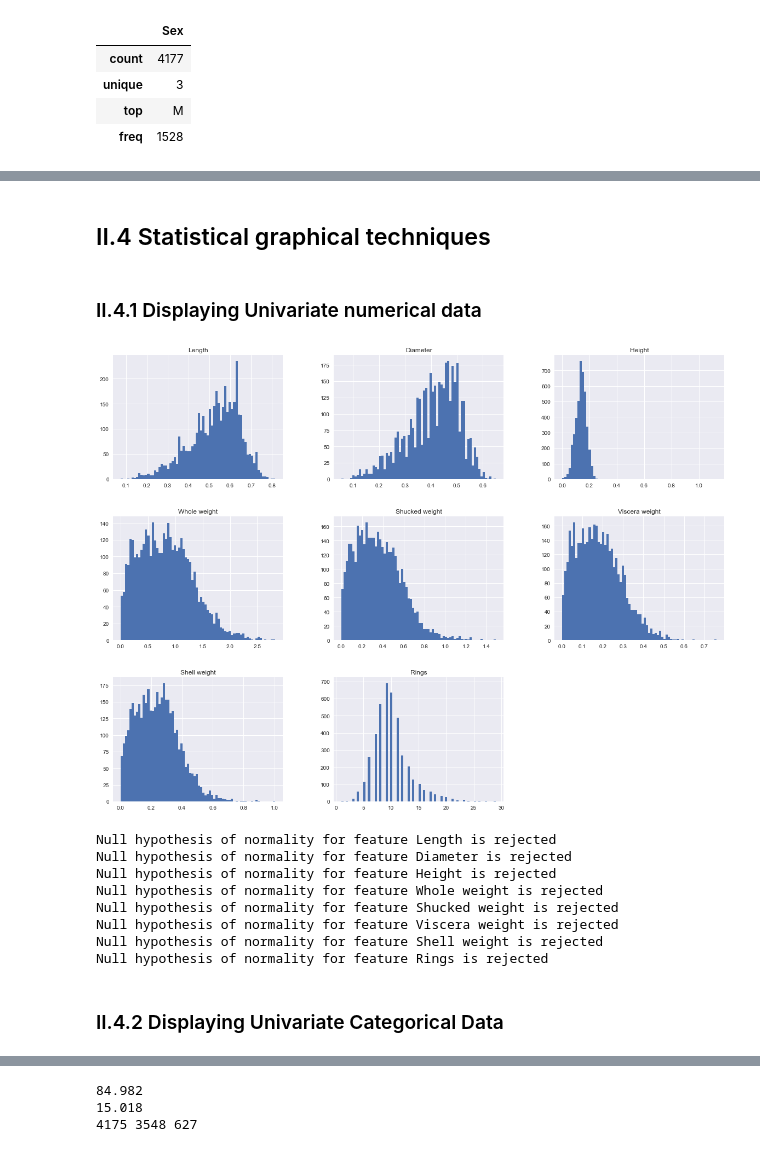
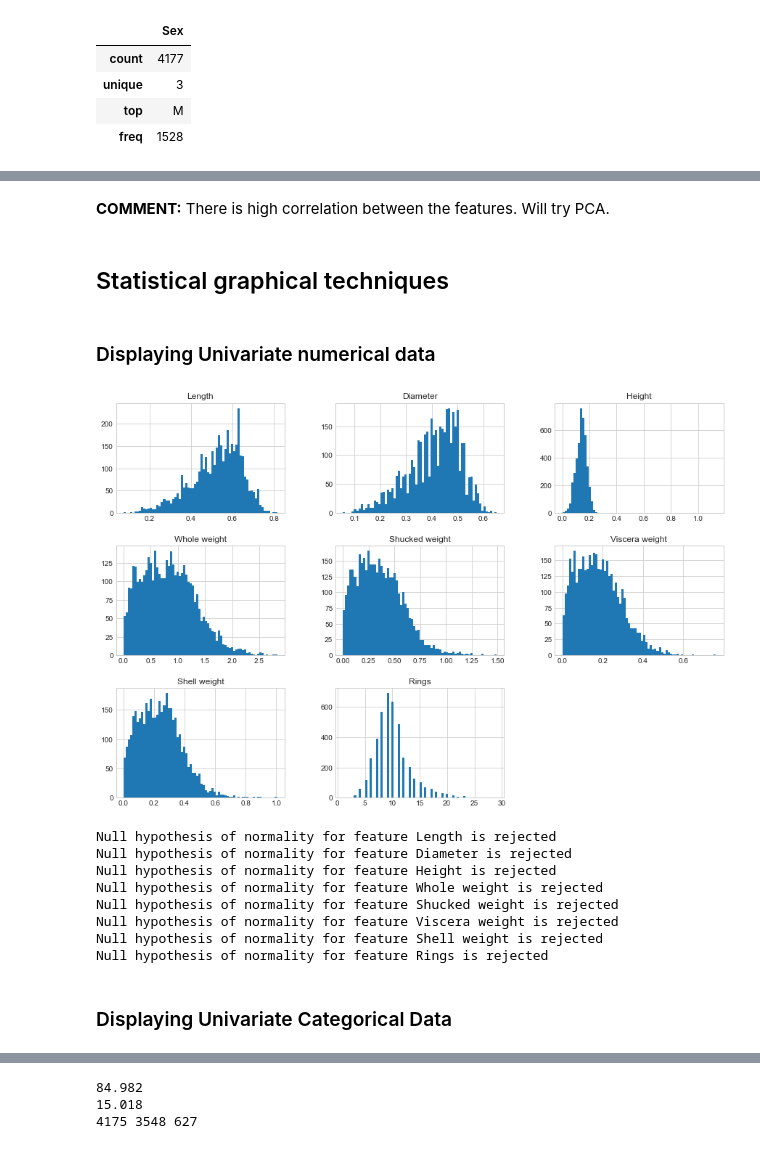
Before and after one commit to djosifovski/Abalone-Age-Prediction, a Jupyter notebook: Abalone-Age-Prediction.ipynb, the cells around one changed output, grey strips where cells are left out. Drawn from its saved outputs; the diff is of its cells as text; code cells hidden in the pictures.

```diff
--- a/Abalone-Age-Prediction.ipynb
+++ b/Abalone-Age-Prediction.ipynb
@@ -55,5 +5,6 @@ import numpy as np
 import pandas as pd
 import matplotlib.pyplot as plt
 import seaborn as sns
-plt.style.use('seaborn')
+plt.style.use('seaborn-whitegrid')
+%matplotlib inline
 # %%
@@ -80,6 +30,6 @@ from sklearn.metrics import mean_squared_error
 # %%
 path = 'data/'
-abalone = pd.read_csv(path + 'raw/abalone.data.csv', header=None)
+abalone = pd.read_csv(path + 'abalone.data.csv', header=None)
 abalone.head()
 # %% [output]
 |  | 0 | 1 | 2 | 3 | 4 | 5 | 6 | 7 | 8 |
@@ -226,12 +145,14 @@ vif.sort_values(['Variance Inflation Factor'], ascending=False)
+# %% [markdown]
+**COMMENT:** There is high correlation between the features. Will try PCA.
 # %% [markdown]
-## II.4 Statistical graphical techniques<a class="anchor" id="section2_4"></a>
+## Statistical graphical techniques
 # %% [markdown]
-### II.4.1 Displaying Univariate numerical data<a class="anchor" id="section2_4_1"></a>
+### Displaying Univariate numerical data
 # %%
-abalone.hist(bins=70, figsize=(20,15))
+abalone.hist(figsize=(15,10), bins=70)
 plt.show()
 # %% [output]
-[figure, old version]
+[figure, new version]
 # %%
 from scipy import stats
 
@@ -251,7 +172,7 @@ Null hypothesis of normality for feature Viscera weight is rejected
 Null hypothesis of normality for feature Shell weight is rejected
 Null hypothesis of normality for feature Rings is rejected
 # %% [markdown]
-### II.4.2 Displaying Univariate Categorical Data<a class="anchor" id="section2_4_2"></a>
+### Displaying Univariate Categorical Data
 # %%
 ax = sns.countplot(x=abalone['Sex'], data=abalone)
 
```
Also changed, not shown: parts of 190 cells of this notebook, 4 other files.
